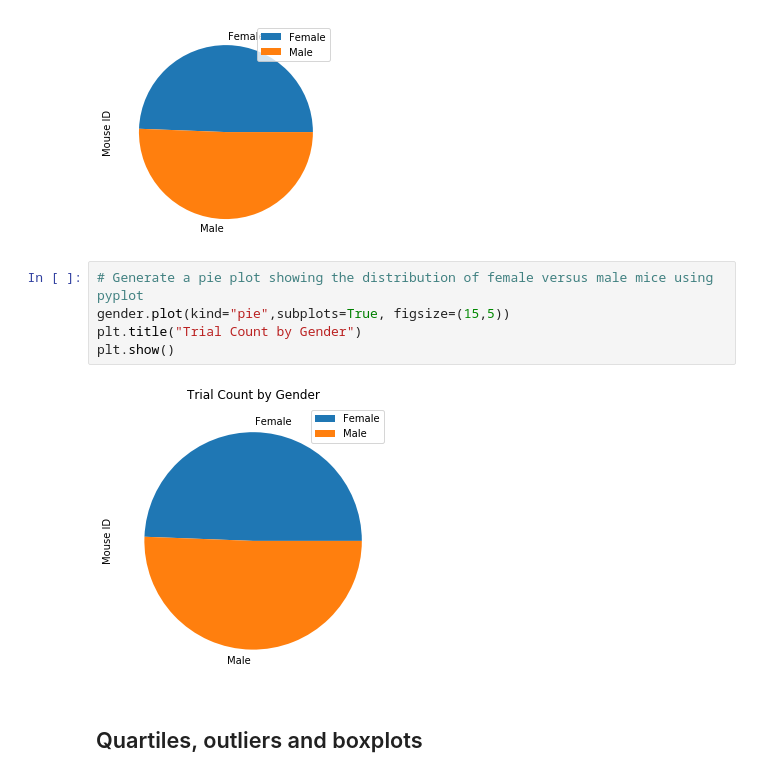
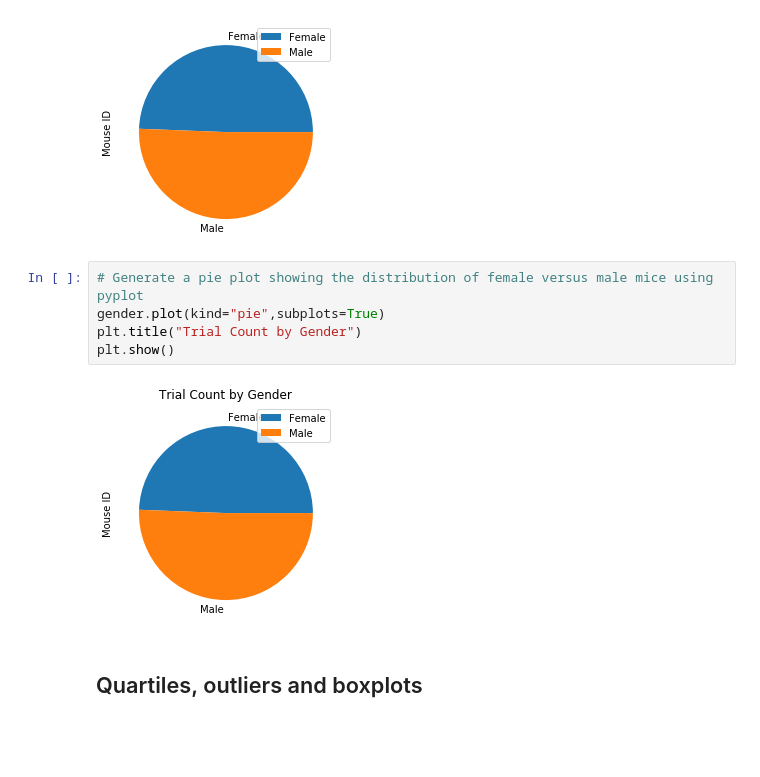
Before and after one commit to herge008/matplotlib-challenge, a Jupyter notebook: Phymaceuticals.ipynb, the cells around one changed output. Drawn from its saved outputs; the diff is of its cells as text; blank space fills up the shorter version.

```diff
--- a/Phymaceuticals.ipynb
+++ b/Phymaceuticals.ipynb
@@ -101,11 +101,11 @@ array([<matplotlib.axes._subplots.AxesSubplot object at 0x...>],
 [figure]
 # %%
 # Generate a pie plot showing the distribution of female versus male mice using pyplot
-gender.plot(kind="pie",subplots=True, figsize=(15,5))
+gender.plot(kind="pie",subplots=True)
 plt.title("Trial Count by Gender")
 plt.show()
 # %% [output]
-[figure, old version]
+[figure, new version]
 # %% [markdown]
 ## Quartiles, outliers and boxplots
 # %%
```
Also changed, not shown: parts of 6 cells of this notebook.
